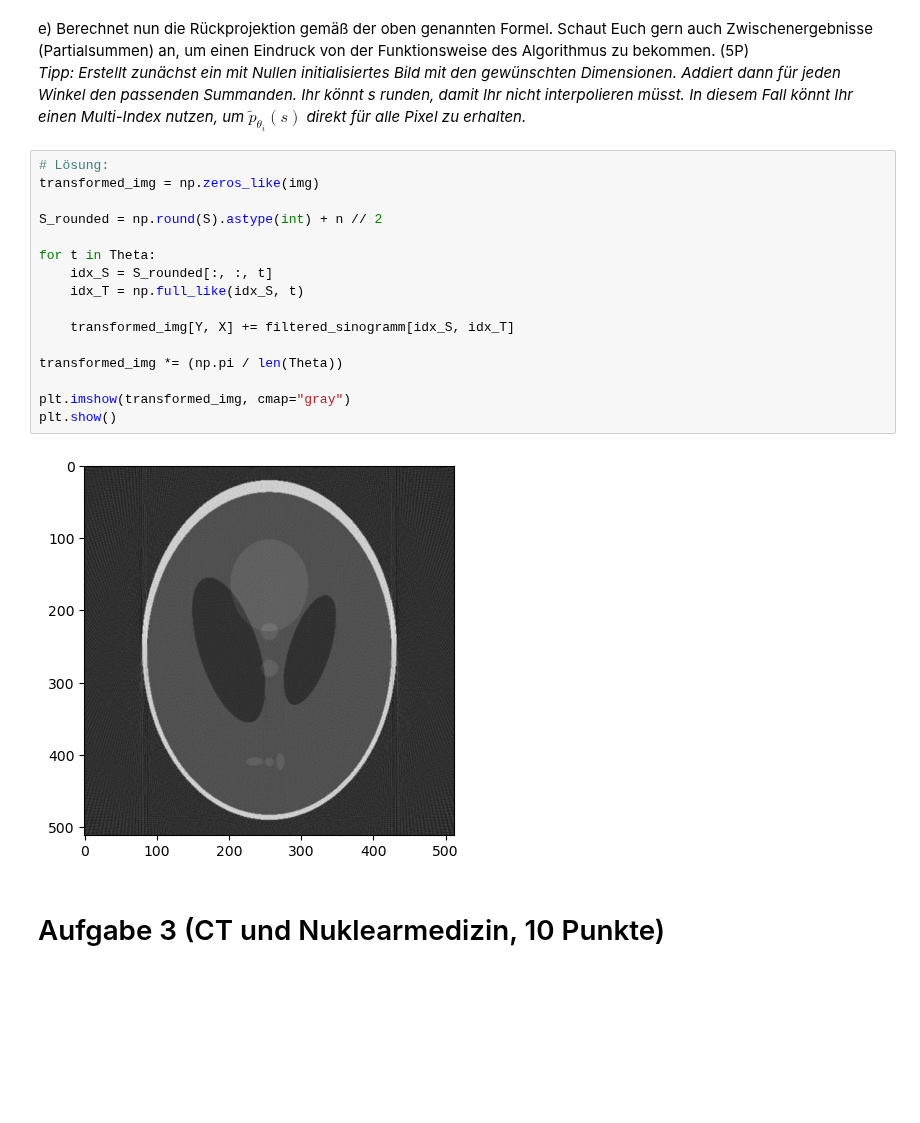
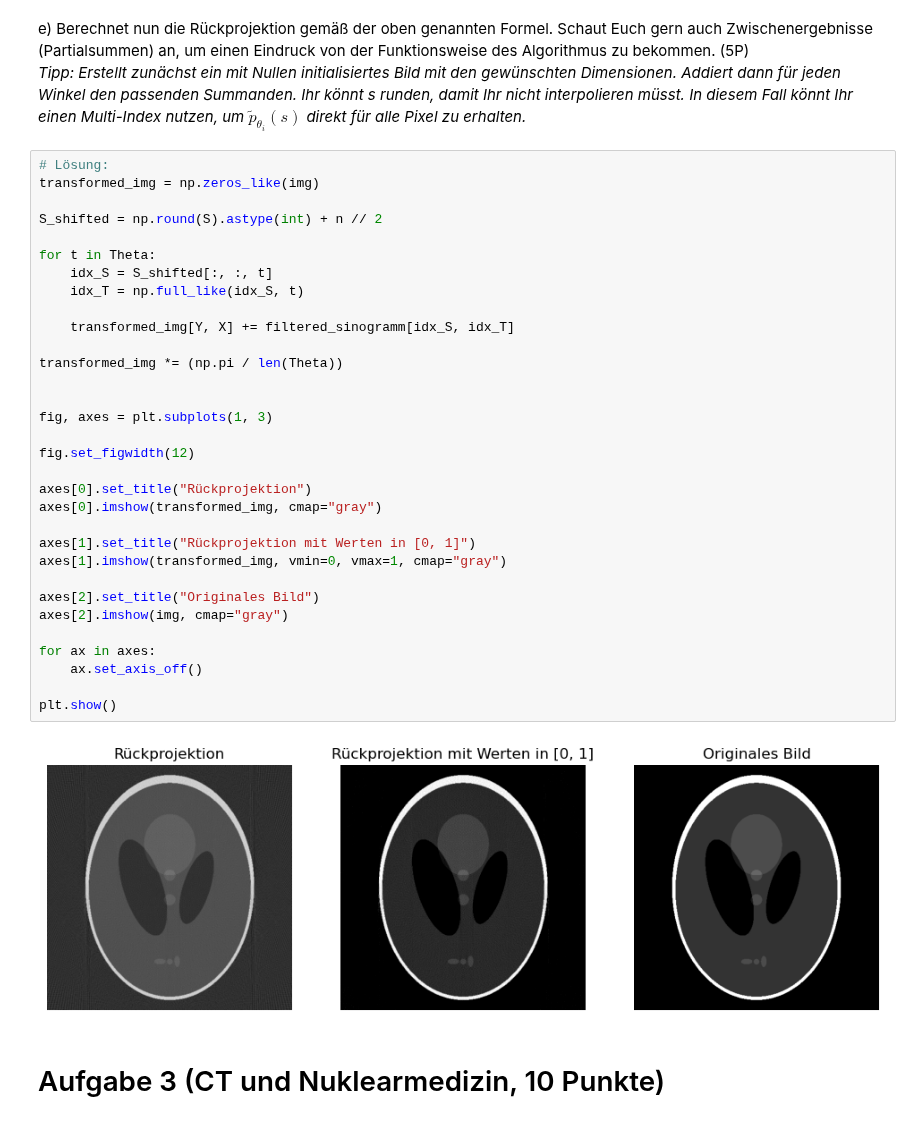
Before and after one commit to TimNogga/MedizinischeBildAnalyseBonn, a Jupyter notebook: mba-05/MBA_05.ipynb, the cells around one changed output. Drawn from its saved outputs; the diff is of its cells as text; blank space fills up the shorter version.

```diff
--- a/mba-05/MBA_05.ipynb
+++ b/mba-05/MBA_05.ipynb
@@ -249,21 +249,37 @@ _Tipp: Erstellt zunächst ein mit Nullen initialisiertes Bild mit den gewünscht
 # %%
 # Lösung:
 transformed_img = np.zeros_like(img)
 
-S_rounded = np.round(S).astype(int) + n // 2
+S_shifted = np.round(S).astype(int) + n // 2
 
 for t in Theta:
-    idx_S = S_rounded[:, :, t]
+    idx_S = S_shifted[:, :, t]
     idx_T = np.full_like(idx_S, t)
 
     transformed_img[Y, X] += filtered_sinogramm[idx_S, idx_T]
 
 transformed_img *= (np.pi / len(Theta))
 
-plt.imshow(transformed_img, cmap="gray")
+
+fig, axes = plt.subplots(1, 3)
+
+fig.set_figwidth(12)
+
+axes[0].set_title("Rückprojektion")
+axes[0].imshow(transformed_img, cmap="gray")
+
+axes[1].set_title("Rückprojektion mit Werten in [0, 1]")
+axes[1].imshow(transformed_img, vmin=0, vmax=1, cmap="gray")
+
+axes[2].set_title("Originales Bild")
+axes[2].imshow(img, cmap="gray")
+
+for ax in axes:
+    ax.set_axis_off()
+
 plt.show()
 # %% [output]
-[figure, old version]
+[figure, new version]
 # %% [markdown]
 # Aufgabe 3 (CT und Nuklearmedizin, 10 Punkte)
 # %% [markdown]
```
Also changed, not shown: parts of 3 cells of this notebook.
